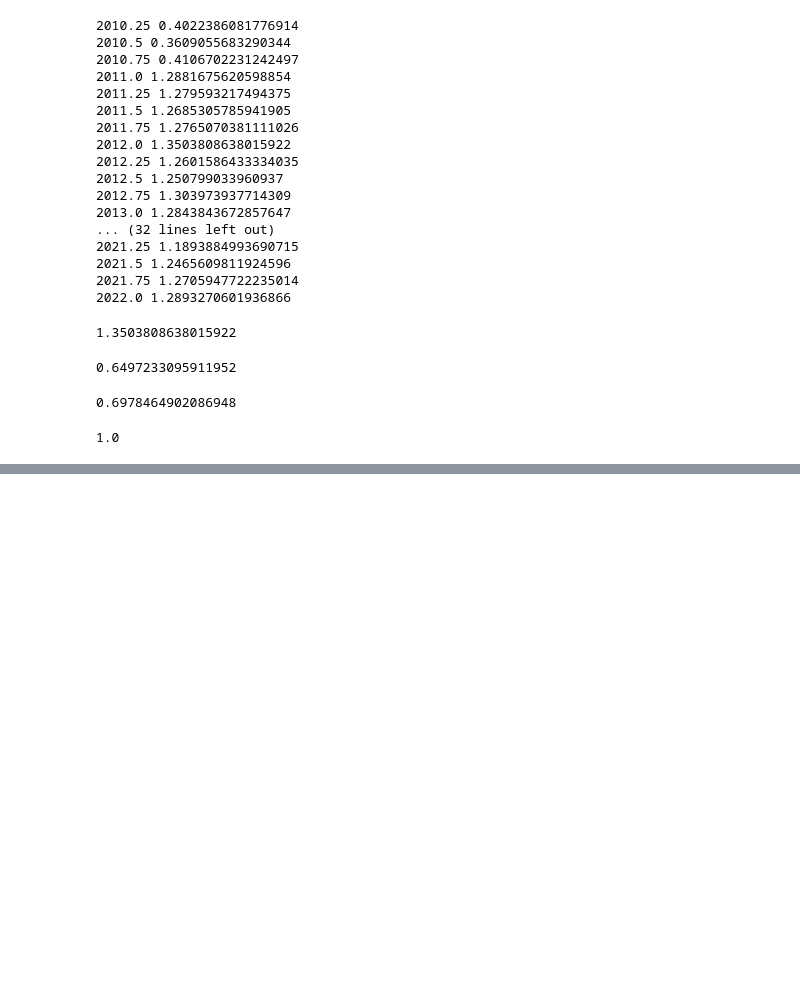
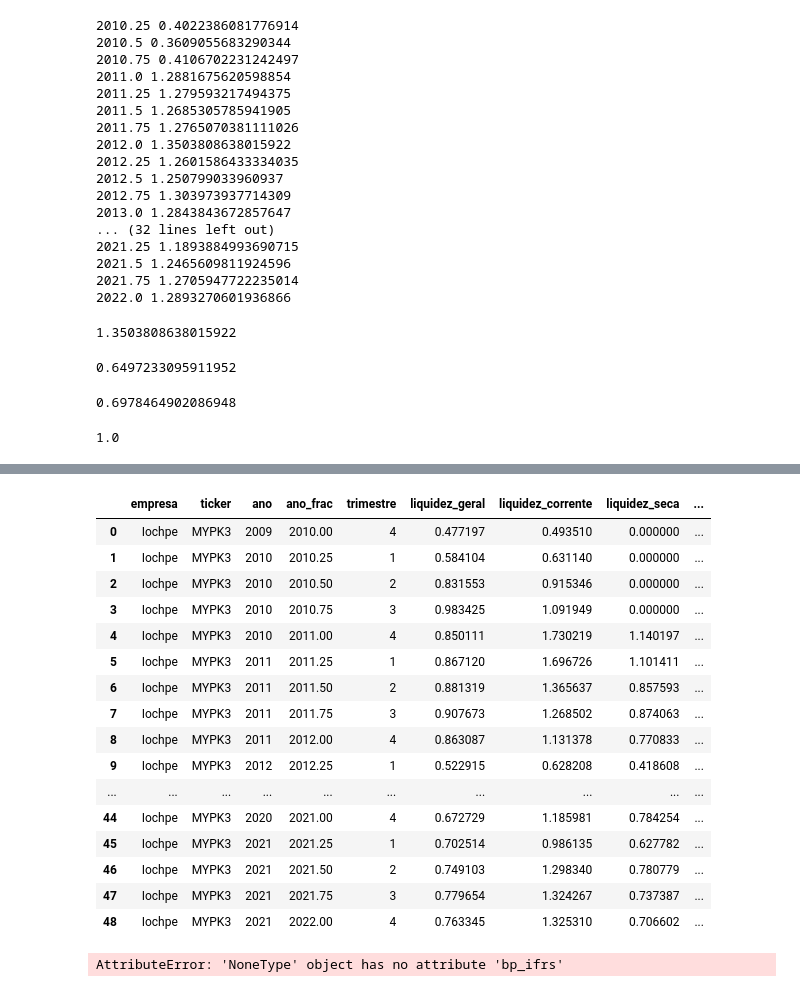
Before and after one commit to zfbf/Valuation, a Jupyter notebook: jupyter/Indicadores_Iochpe.ipynb, the cells around one changed output, grey strips where cells are left out. Saved outputs shown, nothing was run; the diff lists cells and outputs as text; code cells hidden in the pictures; blank space fills up the shorter version.

Commit message:
Índice liquidez geral: ajuste para desalinhamento de dados

```diff
--- a/jupyter/Indicadores_Iochpe.ipynb
+++ b/jupyter/Indicadores_Iochpe.ipynb
@@ -238,3 +266,27 @@ np.percentile(teste, 75)
+# %%
+df = pd.DataFrame.from_dict(indices_liquidez_aux)
+df
+# %% [output]
+|  | empresa | ticker | ano | ano_frac | trimestre | liquidez_geral | liquidez_corrente | liquidez_seca | ... |
+| 0 | Iochpe | MYPK3 | 2009 | 2010.00 | 4 | 0.477197 | 0.493510 | 0.000000 | ... |
+| 1 | Iochpe | MYPK3 | 2010 | 2010.25 | 1 | 0.584104 | 0.631140 | 0.000000 | ... |
+| 2 | Iochpe | MYPK3 | 2010 | 2010.50 | 2 | 0.831553 | 0.915346 | 0.000000 | ... |
+| 3 | Iochpe | MYPK3 | 2010 | 2010.75 | 3 | 0.983425 | 1.091949 | 0.000000 | ... |
+| 4 | Iochpe | MYPK3 | 2010 | 2011.00 | 4 | 0.850111 | 1.730219 | 1.140197 | ... |
+| 5 | Iochpe | MYPK3 | 2011 | 2011.25 | 1 | 0.867120 | 1.696726 | 1.101411 | ... |
+| 6 | Iochpe | MYPK3 | 2011 | 2011.50 | 2 | 0.881319 | 1.365637 | 0.857593 | ... |
+| 7 | Iochpe | MYPK3 | 2011 | 2011.75 | 3 | 0.907673 | 1.268502 | 0.874063 | ... |
+| 8 | Iochpe | MYPK3 | 2011 | 2012.00 | 4 | 0.863087 | 1.131378 | 0.770833 | ... |
+| 9 | Iochpe | MYPK3 | 2012 | 2012.25 | 1 | 0.522915 | 0.628208 | 0.418608 | ... |
+| ... | ... | ... | ... | ... | ... | ... | ... | ... | ... |
+| 44 | Iochpe | MYPK3 | 2020 | 2021.00 | 4 | 0.672729 | 1.185981 | 0.784254 | ... |
+| 45 | Iochpe | MYPK3 | 2021 | 2021.25 | 1 | 0.702514 | 0.986135 | 0.627782 | ... |
+| 46 | Iochpe | MYPK3 | 2021 | 2021.50 | 2 | 0.749103 | 1.298340 | 0.780779 | ... |
+| 47 | Iochpe | MYPK3 | 2021 | 2021.75 | 3 | 0.779654 | 1.324267 | 0.737387 | ... |
+| 48 | Iochpe | MYPK3 | 2021 | 2022.00 | 4 | 0.763345 | 1.325310 | 0.706602 | ... |
 # %%
-iochpe_indices_atividade = iochpe_valuation.get_indices_atividade(2011, 4, 2021, 4)
+iochpe_indices_atividade = iochpe_valuation.get_indices_atividade(2009, 4, 2021, 4)
+#iochpe_indices_atividade = iochpe_valuation.get_indices_atividade(2011, 4, 2021, 4)
 embraer_indices_atividade = embraer_valuation.get_indices_atividade(2011, 4, 2021, 4)
+# %% [output]
+AttributeError: 'NoneType' object has no attribute 'bp_ifrs'
```
Also changed, not shown: parts of 7 cells of this notebook, 14 other files.
